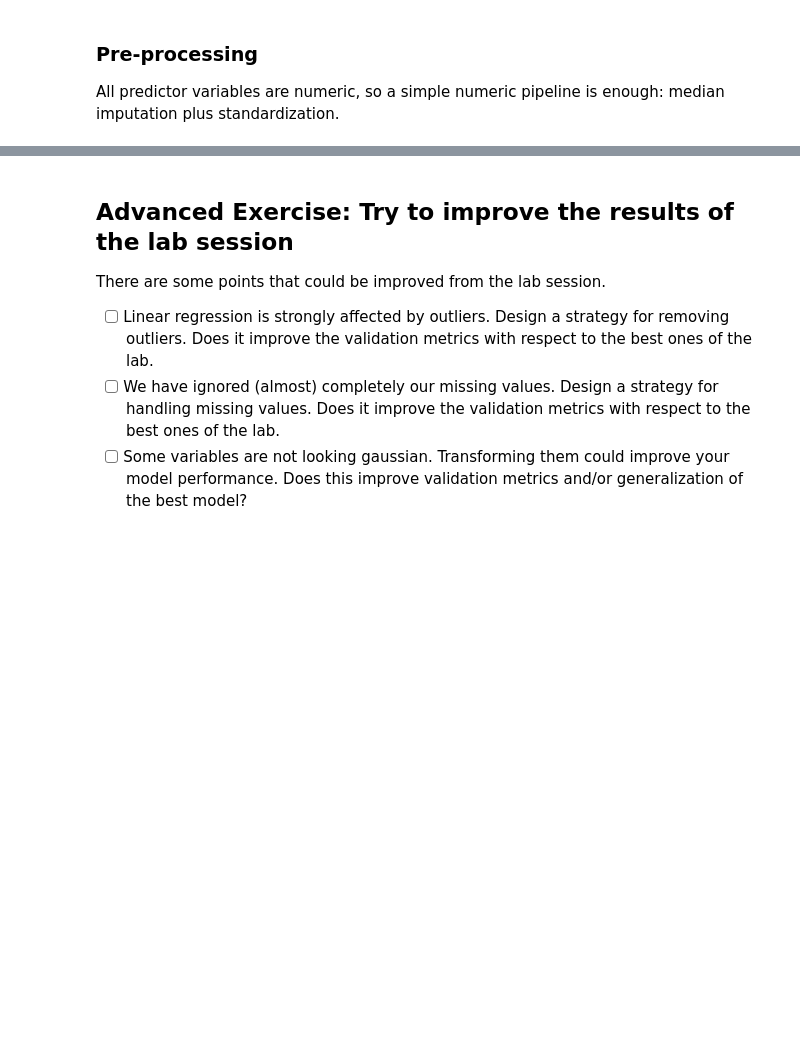
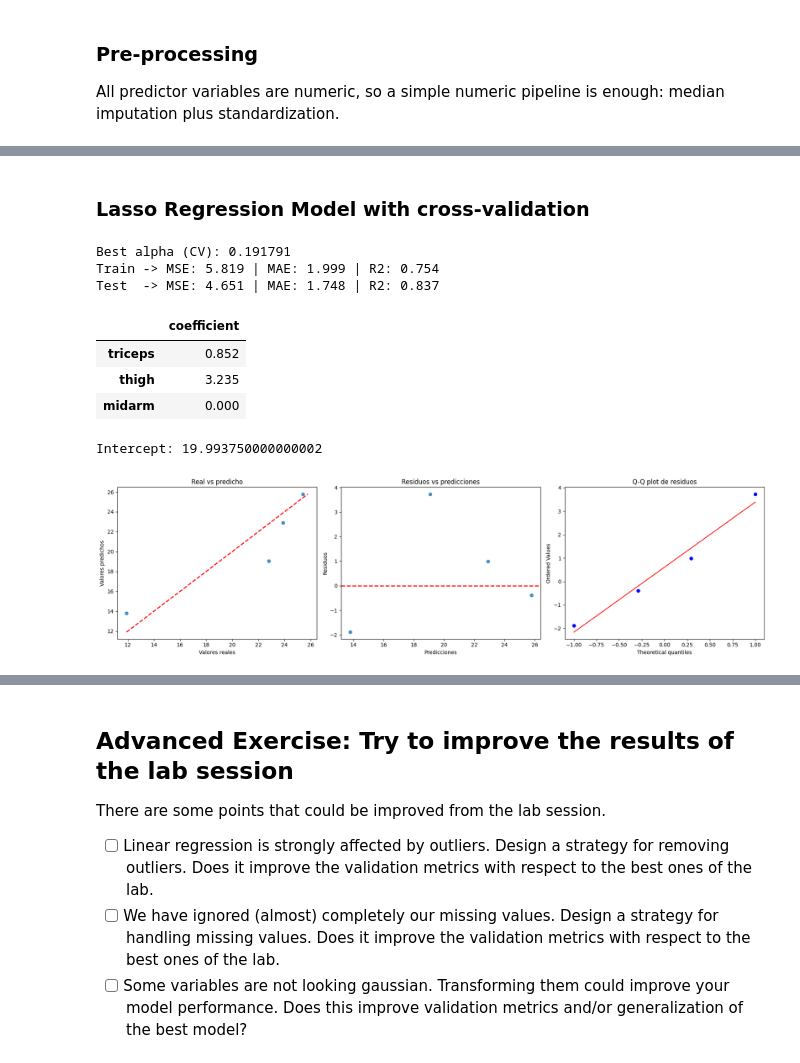
Before and after one commit to PabloRodriguezElvira/Lab_ML, a Jupyter notebook: Lab3/ml03-exercise.ipynb, the cells around one changed output, grey strips where cells are left out. Drawn from its saved outputs; the diff is of its cells as text; code cells hidden in the pictures; blank space fills up the shorter version.

```diff
--- a/Lab3/ml03-exercise.ipynb
+++ b/Lab3/ml03-exercise.ipynb
@@ -105,0 +242,60 @@ display(X_train_processed.describe())
+# %% [markdown]
+### Lasso Regression Model with cross-validation
+# %%
+from sklearn.linear_model import LassoCV
+from sklearn.metrics import mean_squared_error, mean_absolute_error, r2_score
+
+alphas = np.logspace(-4, 1, 100)
+lasso_cv = LassoCV(alphas=alphas, cv=5, max_iter=10000, random_state=42)
+lasso_cv.fit(X_train_processed, y_train)
+
+y_train_pred = lasso_cv.predict(X_train_processed)
+y_test_pred = lasso_cv.predict(X_test_processed)
+residuals_test = y_test - y_test_pred
+
+print(f'Best alpha (CV): {lasso_cv.alpha_:.6f}')
+print('Train -> MSE: {:.3f} | MAE: {:.3f} | R2: {:.3f}'.format(
+    mean_squared_error(y_train, y_train_pred),
+    mean_absolute_error(y_train, y_train_pred),
+    r2_score(y_train, y_train_pred)
+))
+print('Test  -> MSE: {:.3f} | MAE: {:.3f} | R2: {:.3f}'.format(
+    mean_squared_error(y_test, y_test_pred),
+    mean_absolute_error(y_test, y_test_pred),
+    r2_score(y_test, y_test_pred)
+))
+
+coef_df = pd.Series(lasso_cv.coef_, index=X_train.columns, name='coefficient')
+display(coef_df.to_frame())
+print('Intercept:', lasso_cv.intercept_)
+
+fig, axes = plt.subplots(1, 3, figsize=(18, 5))
+
+lims = [min(y_test.min(), y_test_pred.min()), max(y_test.max(), y_test_pred.max())]
+axes[0].scatter(y_test, y_test_pred, alpha=0.8)
+axes[0].plot(lims, lims, 'r--', linewidth=2)
+axes[0].set_title('Real vs predicho')
+axes[0].set_xlabel('Valores reales')
+axes[0].set_ylabel('Valores predichos')
+
+axes[1].scatter(y_test_pred, residuals_test, alpha=0.8)
+axes[1].axhline(0, color='r', linestyle='--', linewidth=2)
+axes[1].set_title('Residuos vs predicciones')
+axes[1].set_xlabel('Predicciones')
+axes[1].set_ylabel('Residuos')
+
+stats.probplot(residuals_test, dist='norm', plot=axes[2])
+axes[2].set_title('Q-Q plot de residuos')
+
+plt.tight_layout()
+plt.show()
+# %% [output]
+Best alpha (CV): 0.191791
+Train -> MSE: 5.819 | MAE: 1.999 | R2: 0.754
+Test  -> MSE: 4.651 | MAE: 1.748 | R2: 0.837
+|  | coefficient |
+| triceps | 0.852 |
+| thigh | 3.235 |
+| midarm | 0.000 |
+Intercept: 19.993750000000002
+[figure, added]
```
Also changed, not shown: parts of 19 cells of this notebook, 1 other file.
